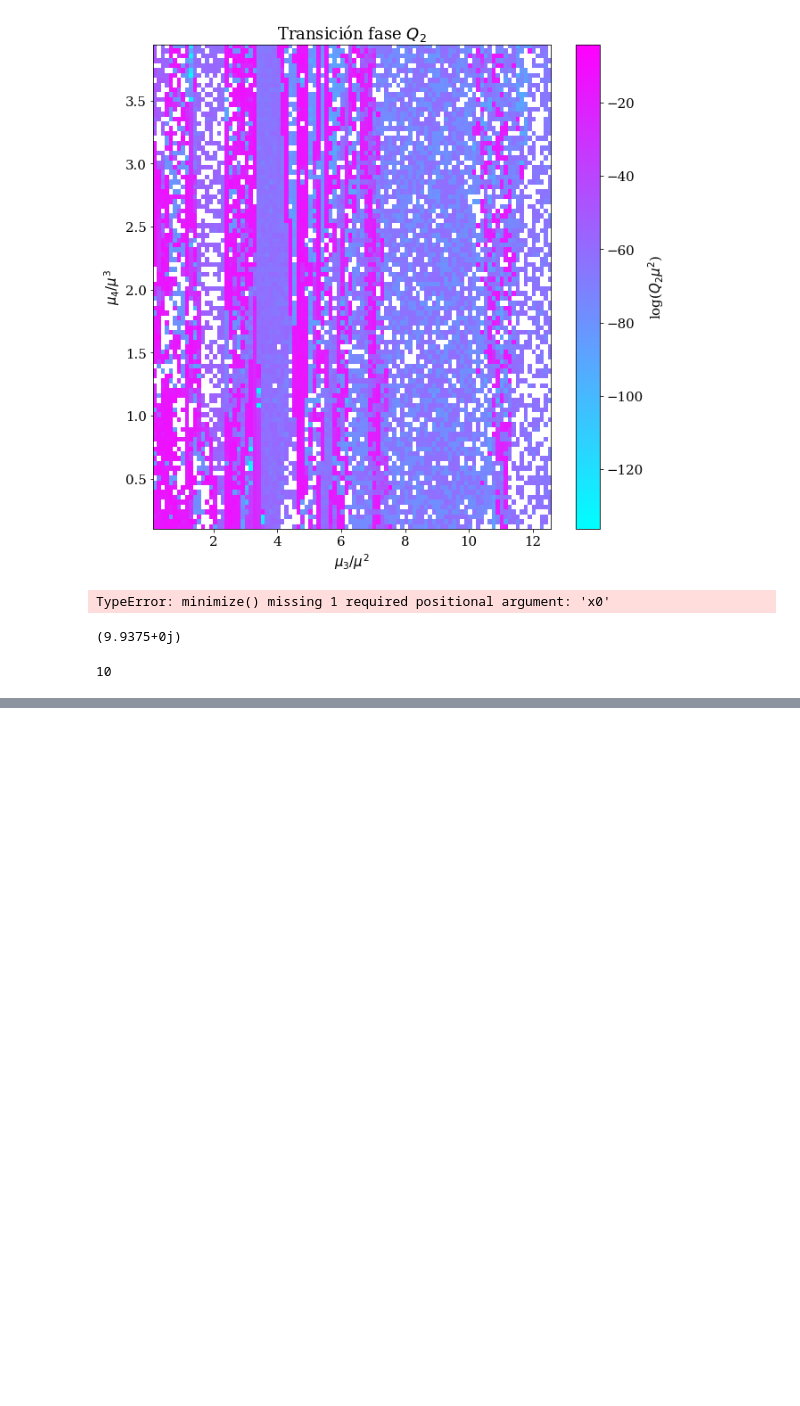
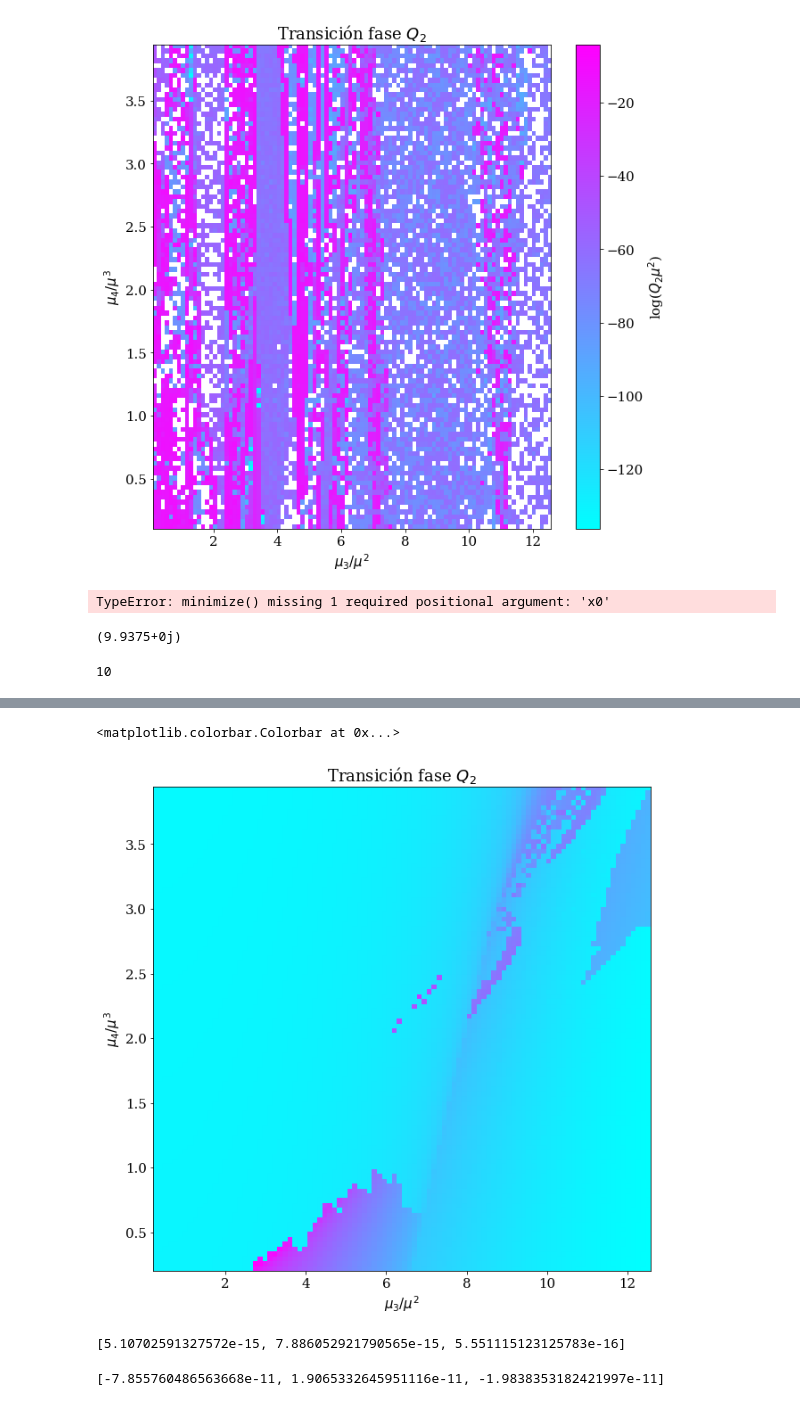
Before and after one commit to Wenupi/codes, a Jupyter notebook: minimize.ipynb, the cells around one changed output, grey strips where cells are left out. Saved outputs shown, nothing was run; the diff lists cells and outputs as text; code cells hidden in the pictures; blank space fills up the shorter version.

```diff
--- a/minimize.ipynb
+++ b/minimize.ipynb
@@ -197,0 +644,47 @@ f(4,2)
+# %%
+mu30 = 0.2
+mu3f = 4*np.pi
+#mu3f = 6
+mu40 = 0.2
+mu4f = 2*np.pi**2/5
+#mu4f = 1
+n = 100
+mu3list = np.linspace(mu30, mu3f, n)
+mu4list = np.linspace(mu40, mu4f, n)
+
+Q2_array = np.zeros((n, n))
+#bounds = [(-50,50), (-50,50),(-50,50)]
+
+for y in range(len(mu4list)):
+    for x in range(len(mu3list)):
+        mus = (mu3list[x], mu4list[y])
+        root = optimize.root(eq123, [1, 1, 1], args=mus, tol=1e-11)
+        #res = shgo(Gamma, bounds=bounds, args=mus, constraints=cons)
+        #res = minimize(Gamma, (0.2, 0.2, 0.2), args=(mu3list[x], mu4list[y]), bounds=bnds, constraints=cons)
+        lamb1 = root.x[0]
+        lamb2 = root.x[1]
+        lamb3 = root.x[2]
+        #print(res.x)
+        #print(res)
+        #lamb1, lamb2, lamb3 =  res
+        Q2_array[(n-1) - y, x] = np.log(2*lamb1**2 + 1/4*lamb2**2 + 1/4*lamb3**2)
+# %%
+fig4, ax4 = plt.subplots(figsize=(10,10))
+
+c = ax4.imshow(Q2_array, cmap ='cool', interpolation ='nearest', origin ='upper', extent =[mu30, mu3f, mu40, mu4f],aspect='auto')
+ax4.set_title("Transición fase $Q_2$")
+ax4.set_xlabel("$\mu_3/\mu^2$")
+ax4.set_ylabel("$\mu_4/\mu^3$", rotation=90)
+
+fig4.colorbar(c, ax=ax, label='log($Q_2\mu^2$)')
+# %% [output]
+<matplotlib.colorbar.Colorbar at 0x...>
+[figure, added]
+# %%
+eq123(root.x, *mus)
+# %% [output]
+[5.10702591327572e-15, 7.886052921790565e-15, 5.551115123125783e-16]
+# %%
+eq123([5.02484385151935, 0.01657050307220192, 20.049535575611994], *mus)
+# %% [output]
+[-7.855760486563668e-11, 1.9065332645951116e-11, -1.9838353182421997e-11]
```
Also changed, not shown: parts of 22 cells of this notebook, 10 other files.
